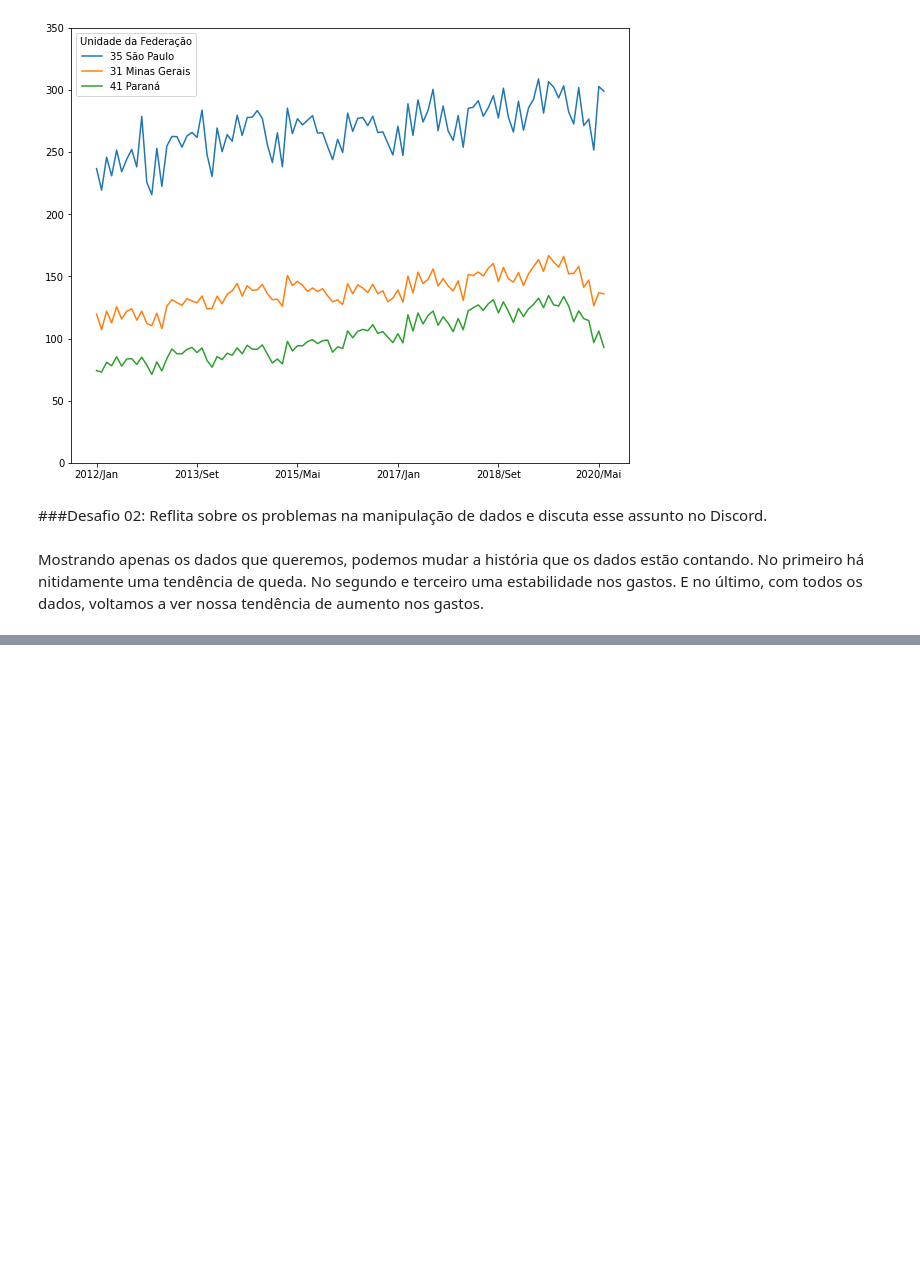
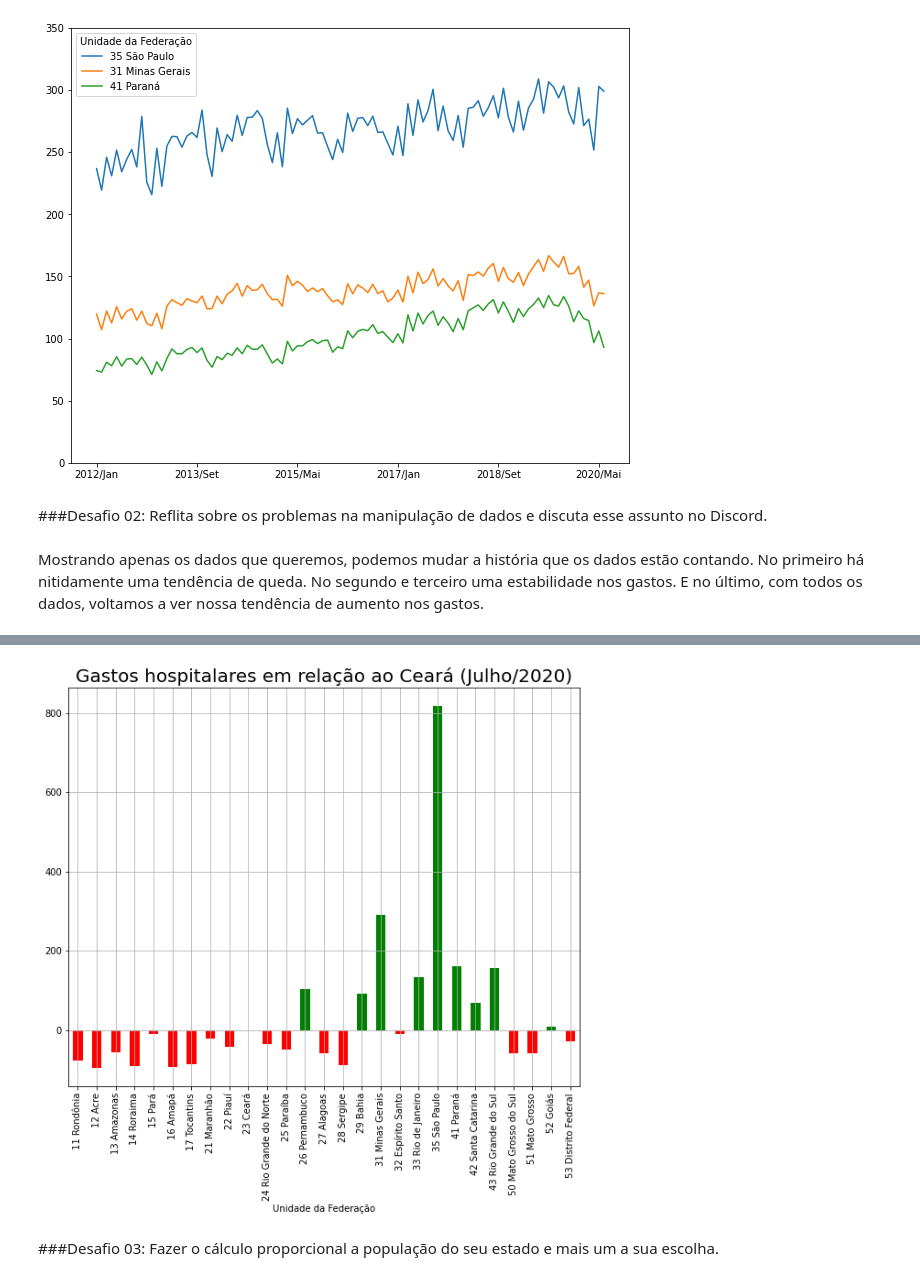
Before and after one commit to johnatanDM/bootcamp-datascience-alura, a Jupyter notebook: Módulo 1 - PYTHON E PANDAS PARA ANÁLISE DE DADOS REAIS/Bootcamp_Data_Science_Projeto_1.ipynb, the cells around one changed output, grey strips where cells are left out. Cells and saved outputs as stored; diff of their text form; code cells hidden in the pictures; blank space fills up the shorter version.

```diff
--- a/Módulo 1 - PYTHON E PANDAS PARA ANÁLISE DE DADOS REAIS/Bootcamp_Data_Science_Projeto_1.ipynb
+++ b/Módulo 1 - PYTHON E PANDAS PARA ANÁLISE DE DADOS REAIS/Bootcamp_Data_Science_Projeto_1.ipynb
@@ -584,0 +627,3 @@ Mostrando apenas os dados que queremos, podemos mudar a história que os dados e
+# %%
+dados_mes_mais_recente = dados_usaveis[dados_usaveis.columns[-2:-1]]
+dados_mes_mais_recente
@@ -584,0 +649,3 @@ Mostrando apenas os dados que queremos, podemos mudar a história que os dados e
+# %%
+comparacao_com_ceara = ((dados_mes_mais_recente / dados_mes_mais_recente.loc['23 Ceará'] ) -1) * 100
+comparacao_com_ceara
@@ -584,0 +671,14 @@ Mostrando apenas os dados que queremos, podemos mudar a história que os dados e
+# %%
+comparacao_com_ceara['positive'] = comparacao_com_ceara['2020/Jul'] > 0
+comparacao_com_ceara['2020/Jul'].plot(kind='bar',
+                                      figsize=(10,8),
+                                      grid=True,
+                                      color=comparacao_com_ceara.positive.map({True: 'g', False: 'r'}))
+plt.legend().remove()
+#ax.yaxis.set_major_formatter(ticker.StrMethodFormatter("R$ {x:,.2f}"))
+plt.title('Gastos hospitalares em relação ao Ceará (Julho/2020)', fontsize=20)
+plt.show()
+# %% [output]
+[figure, added]
+# %% [markdown]
+###Desafio 03: Fazer o cálculo proporcional a população do seu estado e mais um a sua escolha.
```
Also changed, not shown: parts of 26 cells of this notebook.
